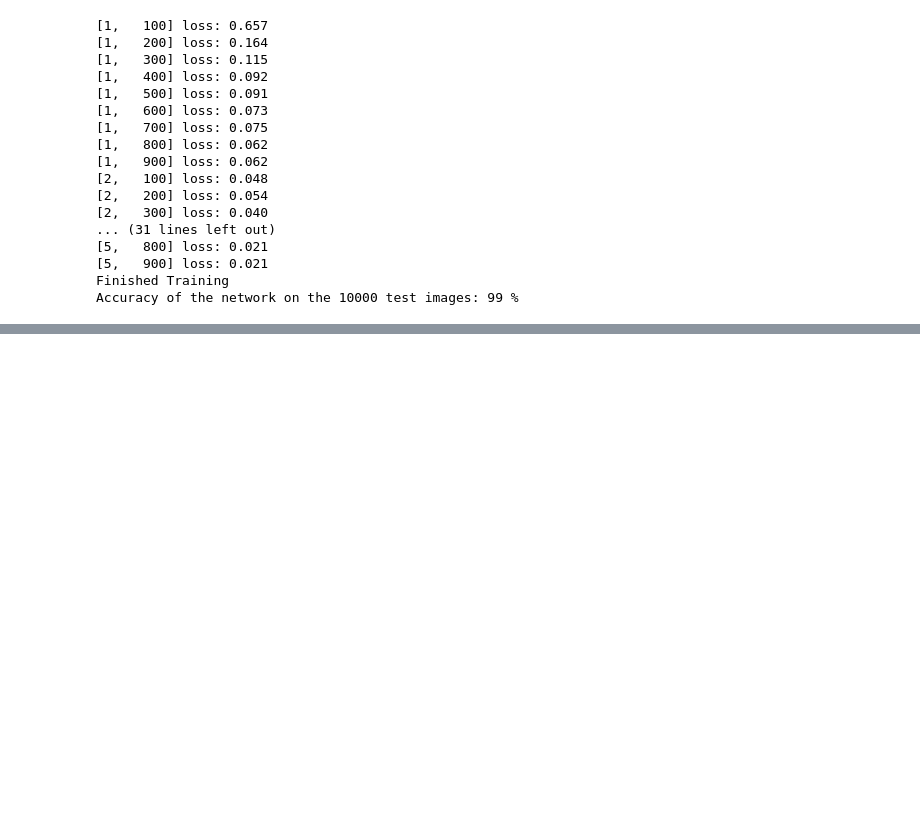
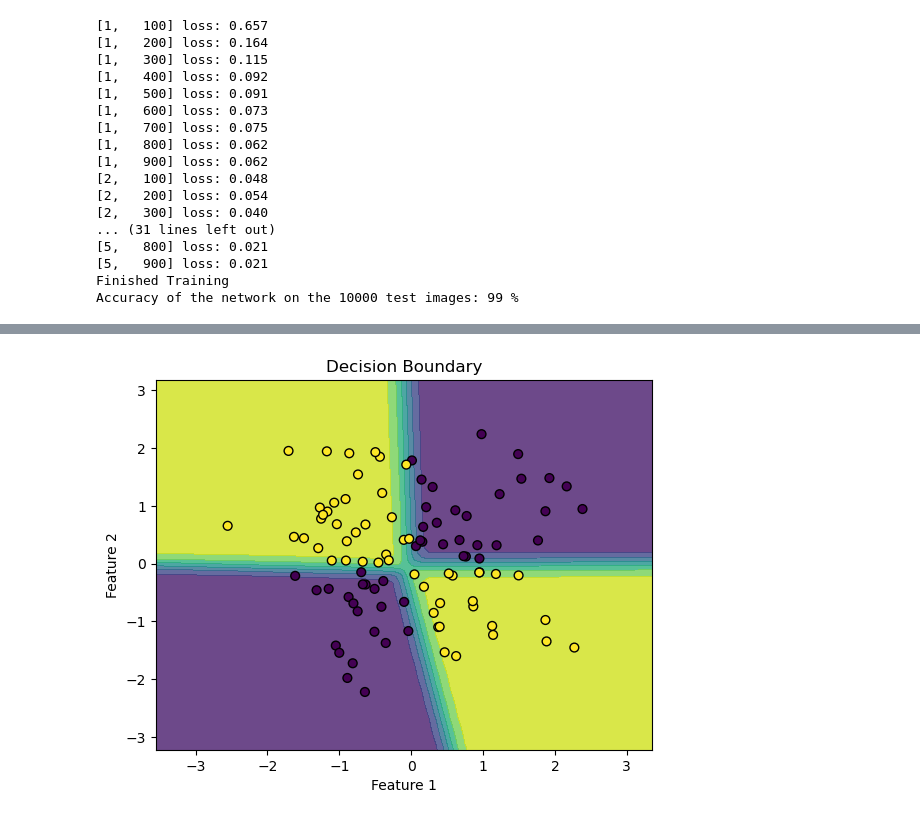
Before and after one commit to Musavirkhaliq/Deep-Learning-, a Jupyter notebook: MNIST classification Pytorch.ipynb, the cells around one changed output, grey strips where cells are left out. Drawn from its saved outputs; the diff is of its cells as text; code cells hidden in the pictures; blank space fills up the shorter version.

```diff
--- a/MNIST classification Pytorch.ipynb
+++ b/MNIST classification Pytorch.ipynb
@@ -123,3 +123,65 @@ print('Accuracy of the network on the 10000 test images: %d %%' % (
 [5,   900] loss: 0.021
 Finished Training
 Accuracy of the network on the 10000 test images: 99 %
+# %%
+import torch
+import torch.nn as nn
+import torch.optim as optim
+import numpy as np
+import matplotlib.pyplot as plt
+
+# Generate random data
+np.random.seed(0)
+X = np.random.randn(100, 2)
+y = np.logical_xor(X[:, 0] > 0, X[:, 1] > 0)
+y = np.where(y, 1, 0)
+
+# Convert data to PyTorch tensors
+X_tensor = torch.tensor(X, dtype=torch.float32)
+y_tensor = torch.tensor(y, dtype=torch.float32)
+
+# Define a simple neural network
+class SimpleNN(nn.Module):
+    def __init__(self):
+        super(SimpleNN, self).__init__()
+        self.fc1 = nn.Linear(2, 5)
+        self.fc2 = nn.Linear(5, 1)
+
+    def forward(self, x):
+        x = torch.relu(self.fc1(x))
+        x = torch.sigmoid(self.fc2(x))
+        return x
+
+# Create an instance of the model
+model = SimpleNN()
+
+# Define loss function and optimizer
+criterion = nn.BCELoss()
+optimizer = optim.SGD(model.parameters(), lr=0.1)
+
+# Train the model
+epochs = 1000
+for epoch in range(epochs):
+    optimizer.zero_grad()
+    outputs = model(X_tensor)
+    loss = criterion(outputs.squeeze(), y_tensor)
+    loss.backward()
+    optimizer.step()
+    if (epoch+1) % 100 == 0:
+        print(f'Epoch [{epoch+1}/{epochs}], Loss: {loss.item():.4f}')
+
+# Plot the decision boundary
+x_min, x_max = X[:, 0].min() - 1, X[:, 0].max() + 1
+y_min, y_max = X[:, 1].min() - 1, X[:, 1].max() + 1
+xx, yy = np.meshgrid(np.arange(x_min, x_max, 0.1),
+                     np.arange(y_min, y_max, 0.1))
+Z = model(torch.tensor(np.c_[xx.ravel(), yy.ravel()], dtype=torch.float32)).detach().numpy()
+Z = Z.reshape(xx.shape)
+
+plt.contourf(xx, yy, Z, alpha=0.8)
+plt.scatter(X[:, 0], X[:, 1], c=y, s=40, edgecolors='k')
+plt.xlabel('Feature 1')
+plt.ylabel('Feature 2')
+plt.title('Decision Boundary')
+plt.show()
+# %% [output]
@@ -125,0 +198 @@ Accuracy of the network on the 10000 test images: 99 %
+[figure, added]
```
Also changed, not shown: parts of 2 cells of this notebook, 4 other files.
